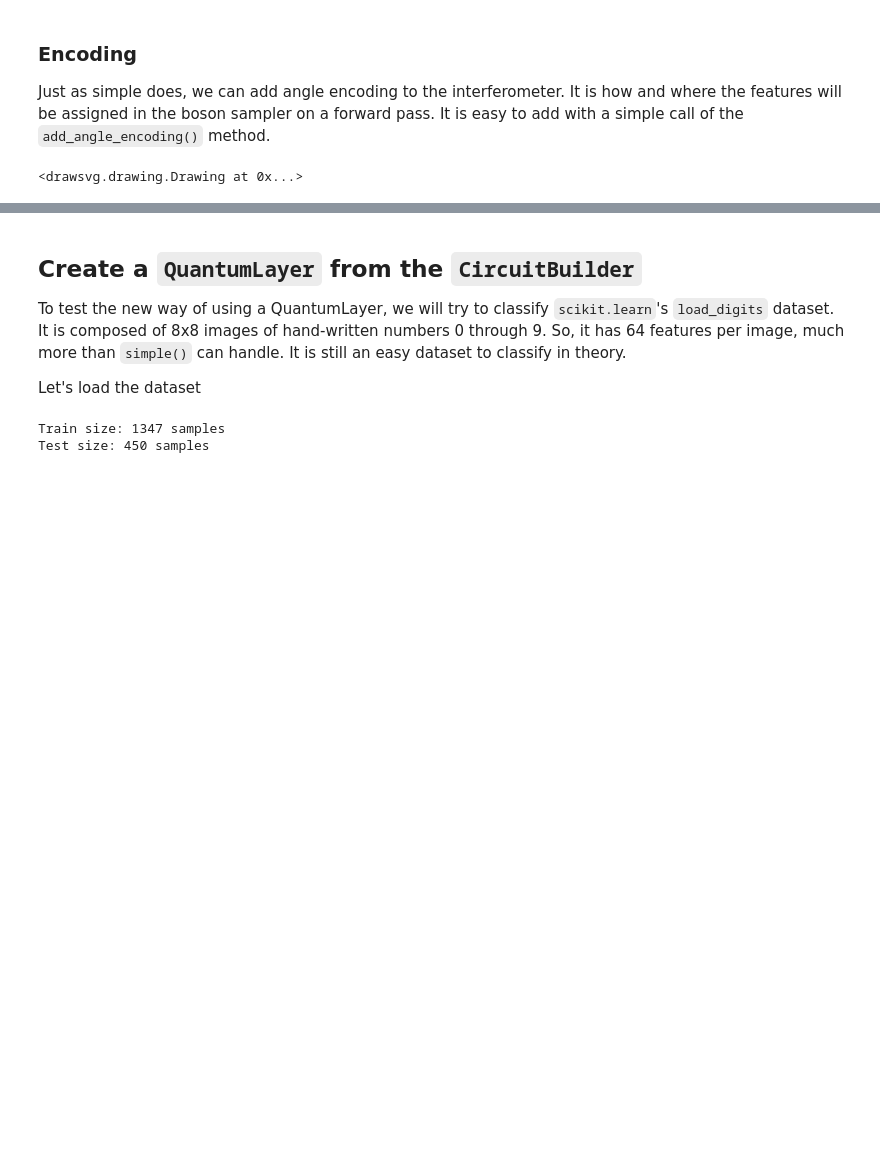
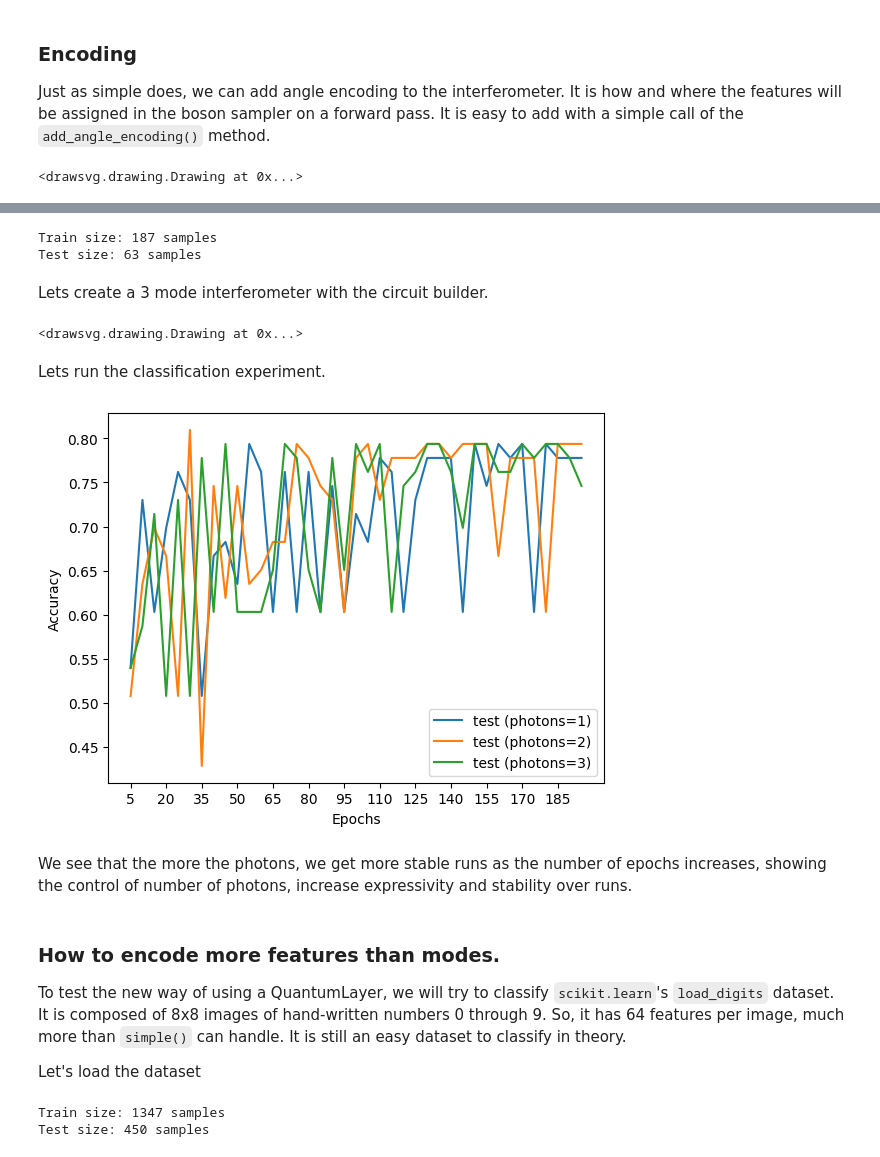
Before and after one commit to mosh3eb/merlin, a Jupyter notebook: docs/source/notebooks/FromSimpleToBuilder.ipynb, the cells around one changed output, grey strips where cells are left out. Saved outputs shown, nothing was run; the diff lists cells and outputs as text; code cells hidden in the pictures; blank space fills up the shorter version.

```diff
--- a/docs/source/notebooks/FromSimpleToBuilder.ipynb
+++ b/docs/source/notebooks/FromSimpleToBuilder.ipynb
@@ -183,0 +189,42 @@ pcvl.pdisplay(circuit_builder.to_pcvl_circuit())
+# %%
+digits = make_moons(n_samples=250)
+X = digits[0]
+y = digits[1]
+
+X_train, X_test, y_train, y_test = train_test_split(
+    X,
+    y,
+    test_size=0.25,
+    stratify=y,
+    random_state=42,
+)
+
+X_train = torch.tensor(X_train, dtype=torch.float32)
+X_test = torch.tensor(X_test, dtype=torch.float32)
+y_train = torch.tensor(y_train, dtype=torch.long)
+y_test = torch.tensor(y_test, dtype=torch.long)
+
+mean = X_train.mean(dim=0, keepdim=True)
+std = X_train.std(dim=0, keepdim=True).clamp_min(1e-6)
+X_train = (X_train - mean) / std
+X_test = (X_test - mean) / std
+
+print(f"Train size: {X_train.shape[0]} samples")
+print(f"Test size: {X_test.shape[0]} samples")
+# %% [output]
+Train size: 187 samples
+Test size: 63 samples
+# %% [markdown]
+Lets create a 3 mode interferometer with the circuit builder.
+# %%
+circuit = ML.CircuitBuilder(n_modes=3)
+
+circuit.add_entangling_layer()
+circuit.add_angle_encoding(modes=[1,2])
+circuit.add_entangling_layer()
+
+pcvl.pdisplay(circuit.to_pcvl_circuit())
+# %% [output]
+<drawsvg.drawing.Drawing at 0x...>
+# %% [markdown]
+Lets run the classification experiment.
@@ -184,5 +252,39 @@ pcvl.pdisplay(circuit_builder.to_pcvl_circuit())
+# %%
+test_accs = [[],[],[],[],[]]
+epochs = [5 * i for i in range(1, 40)]
+for i,num_photons in enumerate([1,2,3]):
+    for epoch in epochs:
+        qcirc = ML.QuantumLayer(builder=deepcopy(circuit), n_photons=1)
+        quantum_classifier = nn.Sequential(qcirc, ML.ModGrouping(qcirc.output_size, 2))
+
+        losses, train_acc, test_acc = run_experiment(quantum_classifier, epochs=epoch, lr=0.01)
+        test_accs[i].append(test_acc)
+
+
+# Plotting function
+for i, num_photons in enumerate([1,2,3]):
+    plt.plot(epochs, test_accs[i], label=f"test (photons={num_photons})")
+
+ticks = epochs.copy()
+index = 0
+for i in range(len(epochs)):
+    if i % 3 > 0:
+        ticks.pop(index)
+    else:
+        index += 1
+
+plt.xticks(ticks=ticks, labels=[str(p) for p in ticks])
+plt.xlabel("Epochs")
+plt.ylabel("Accuracy")
+plt.legend()
+plt.show()
+# %% [output]
+[figure, added]
+# %% [markdown]
+We see that the more the photons, we get more stable runs as the number of epochs increases, showing the control of number of photons, increase expressivity and stability over runs.
 # %% [markdown]
-## Create a ``QuantumLayer`` from the ``CircuitBuilder``
+
+### How to encode more features than modes.
 
 To test the new way of using a QuantumLayer, we will try to classify ``scikit.learn``'s ``load_digits`` dataset. It is composed of 8x8 images of hand-written numbers 0 through 9. So, it has 64 features per image, much more than ``simple()`` can handle. It is still an easy dataset to classify in theory.
 
```
Also changed, not shown: parts of 20 cells of this notebook.
